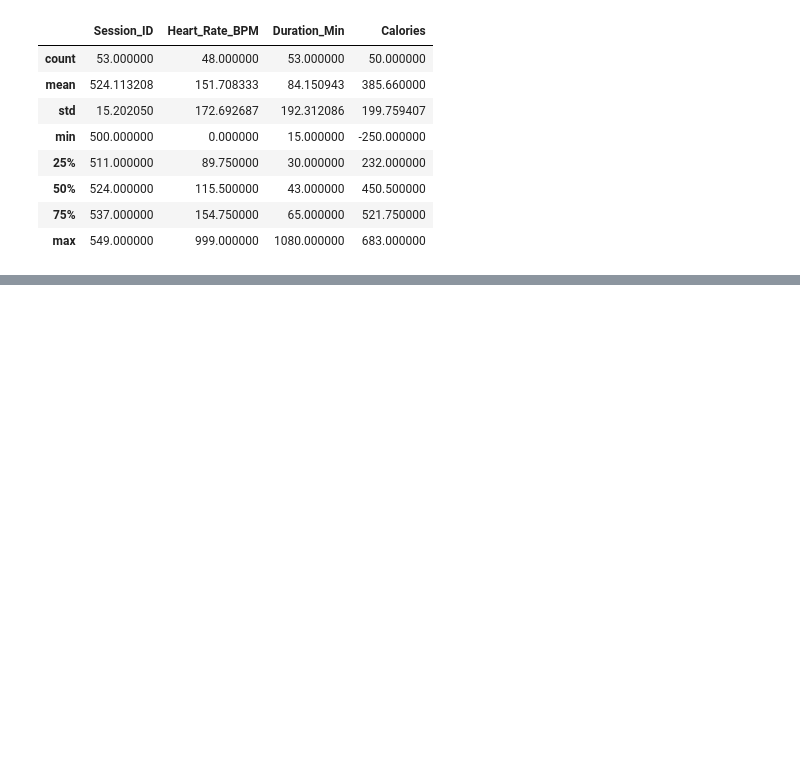
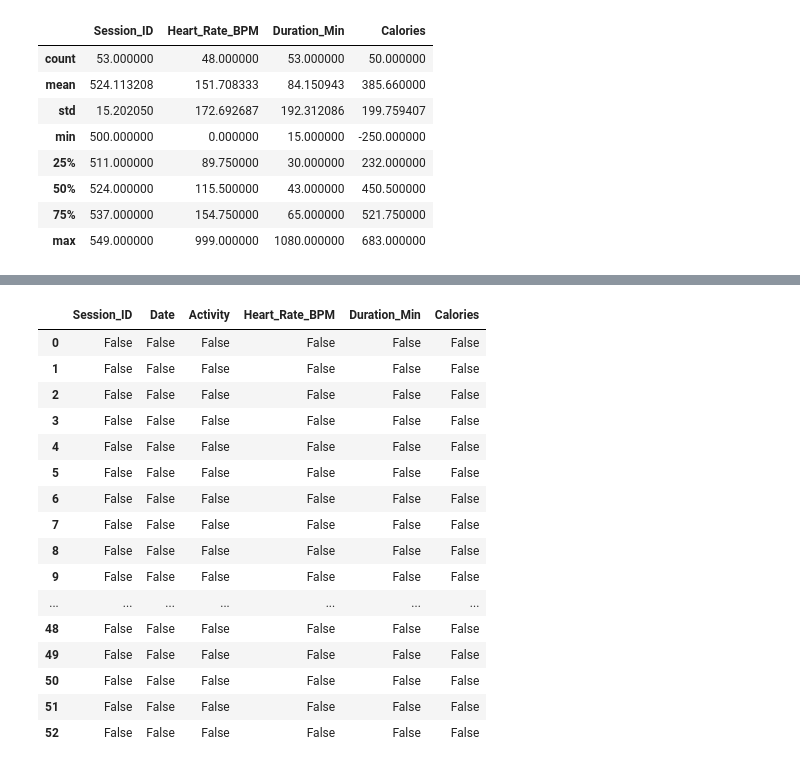
Before and after one commit to zcalifornia-ph/codex-labs-1.0, a Jupyter notebook: codex-labs/data cleaning.ipynb, the cells around one changed output, grey strips where cells are left out. Saved outputs shown, nothing was run; the diff lists cells and outputs as text; code cells hidden in the pictures; blank space fills up the shorter version.

```diff
--- a/codex-labs/data cleaning.ipynb
+++ b/codex-labs/data cleaning.ipynb
@@ -77,0 +99,21 @@ df.describe()
+# %%
+# check missing values
+df.isnull()
+# %% [output]
+|  | Session_ID | Date | Activity | Heart_Rate_BPM | Duration_Min | Calories |
+| 0 | False | False | False | False | False | False |
+| 1 | False | False | False | False | False | False |
+| 2 | False | False | False | False | False | False |
+| 3 | False | False | False | False | False | False |
+| 4 | False | False | False | False | False | False |
+| 5 | False | False | False | False | False | False |
+| 6 | False | False | False | False | False | False |
+| 7 | False | False | False | False | False | False |
+| 8 | False | False | False | False | False | False |
+| 9 | False | False | False | False | False | False |
+| ... | ... | ... | ... | ... | ... | ... |
+| 48 | False | False | False | False | False | False |
+| 49 | False | False | False | False | False | False |
+| 50 | False | False | False | False | False | False |
+| 51 | False | False | False | False | False | False |
+| 52 | False | False | False | False | False | False |
```
Also changed, not shown: parts of 14 cells of this notebook, 5 other files.
